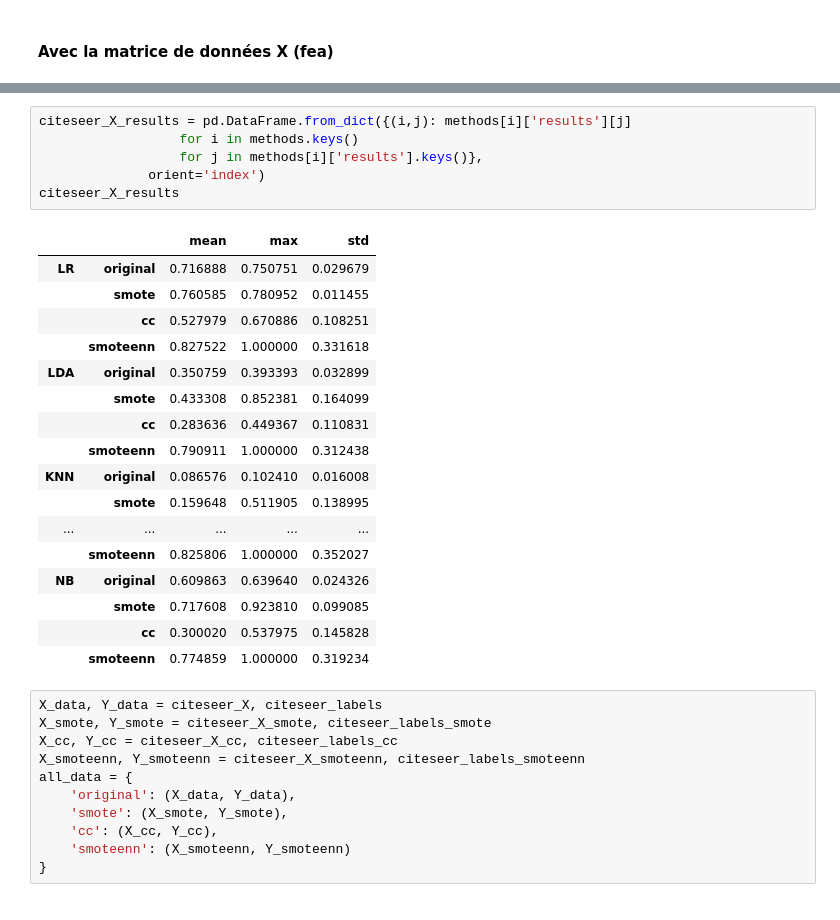
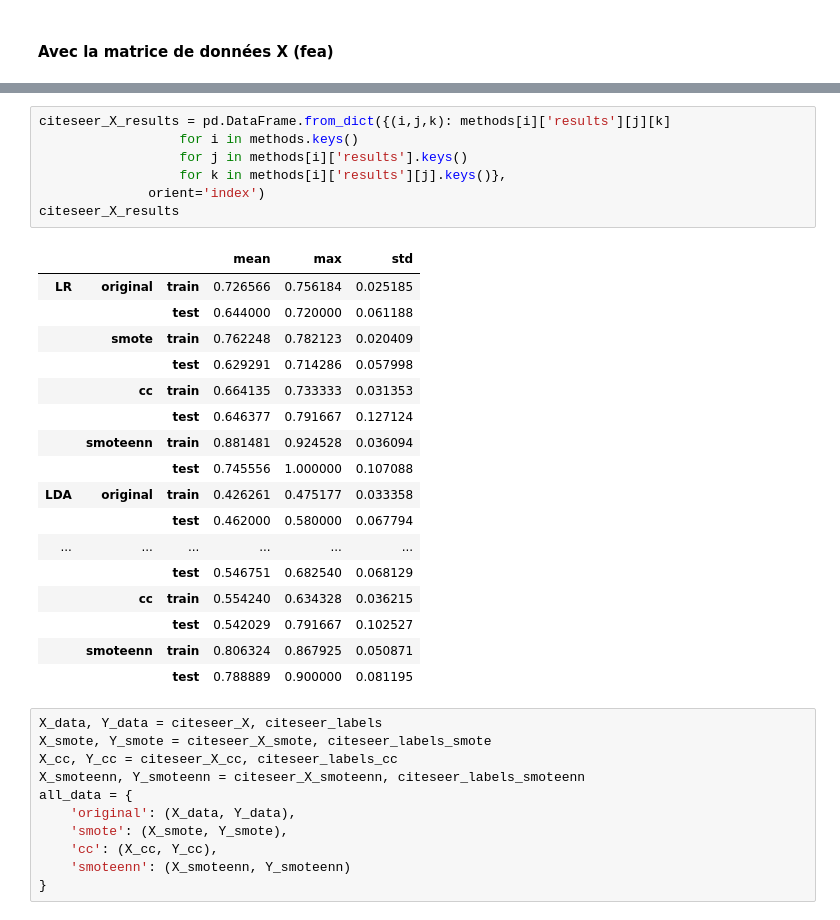
Before and after one commit to ybenabed/supervied_learning_MLDS2021, a Jupyter notebook: papers_classification.ipynb, the cells around one changed output, grey strips where cells are left out. Cells and saved outputs as stored; diff of their text form.

```diff
--- a/papers_classification.ipynb
+++ b/papers_classification.ipynb
@@ -203,27 +220,28 @@ for name, method in methods.items():
 # %%
-citeseer_X_results = pd.DataFrame.from_dict({(i,j): methods[i]['results'][j]
+citeseer_X_results = pd.DataFrame.from_dict({(i,j,k): methods[i]['results'][j][k]
                   for i in methods.keys()
-                  for j in methods[i]['results'].keys()},
+                  for j in methods[i]['results'].keys()
+                  for k in methods[i]['results'][j].keys()},
               orient='index')
 citeseer_X_results
 # %% [output]
-|  |  | mean | max | std |
-| LR | original | 0.716888 | 0.750751 | 0.029679 |
-|  | smote | 0.760585 | 0.780952 | 0.011455 |
-|  | cc | 0.527979 | 0.670886 | 0.108251 |
-|  | smoteenn | 0.827522 | 1.000000 | 0.331618 |
-| LDA | original | 0.350759 | 0.393393 | 0.032899 |
-|  | smote | 0.433308 | 0.852381 | 0.164099 |
-|  | cc | 0.283636 | 0.449367 | 0.110831 |
-|  | smoteenn | 0.790911 | 1.000000 | 0.312438 |
-| KNN | original | 0.086576 | 0.102410 | 0.016008 |
-|  | smote | 0.159648 | 0.511905 | 0.138995 |
-| ... | ... | ... | ... | ... |
-|  | smoteenn | 0.825806 | 1.000000 | 0.352027 |
-| NB | original | 0.609863 | 0.639640 | 0.024326 |
-|  | smote | 0.717608 | 0.923810 | 0.099085 |
-|  | cc | 0.300020 | 0.537975 | 0.145828 |
-|  | smoteenn | 0.774859 | 1.000000 | 0.319234 |
+|  |  |  | mean | max | std |
+| LR | original | train | 0.726566 | 0.756184 | 0.025185 |
+|  |  | test | 0.644000 | 0.720000 | 0.061188 |
+|  | smote | train | 0.762248 | 0.782123 | 0.020409 |
+|  |  | test | 0.629291 | 0.714286 | 0.057998 |
+|  | cc | train | 0.664135 | 0.733333 | 0.031353 |
+|  |  | test | 0.646377 | 0.791667 | 0.127124 |
+|  | smoteenn | train | 0.881481 | 0.924528 | 0.036094 |
+|  |  | test | 0.745556 | 1.000000 | 0.107088 |
+| LDA | original | train | 0.426261 | 0.475177 | 0.033358 |
+|  |  | test | 0.462000 | 0.580000 | 0.067794 |
+| ... | ... | ... | ... | ... | ... |
+|  |  | test | 0.546751 | 0.682540 | 0.068129 |
+|  | cc | train | 0.554240 | 0.634328 | 0.036215 |
+|  |  | test | 0.542029 | 0.791667 | 0.102527 |
+|  | smoteenn | train | 0.806324 | 0.867925 | 0.050871 |
+|  |  | test | 0.788889 | 0.900000 | 0.081195 |
 # %%
 X_data, Y_data = citeseer_X, citeseer_labels
 X_smote, Y_smote = citeseer_X_smote, citeseer_labels_smote
```
Also changed, not shown: parts of 22 cells of this notebook.
